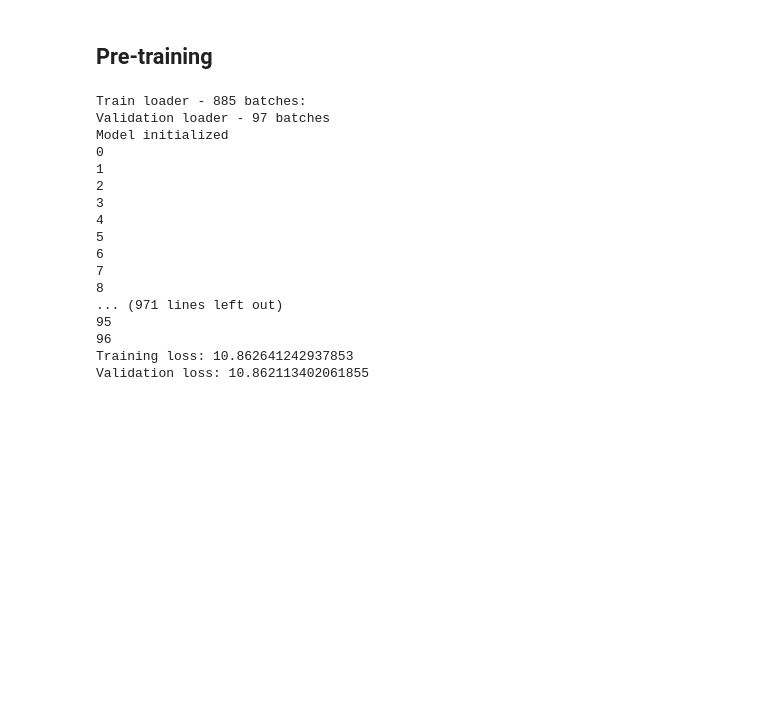
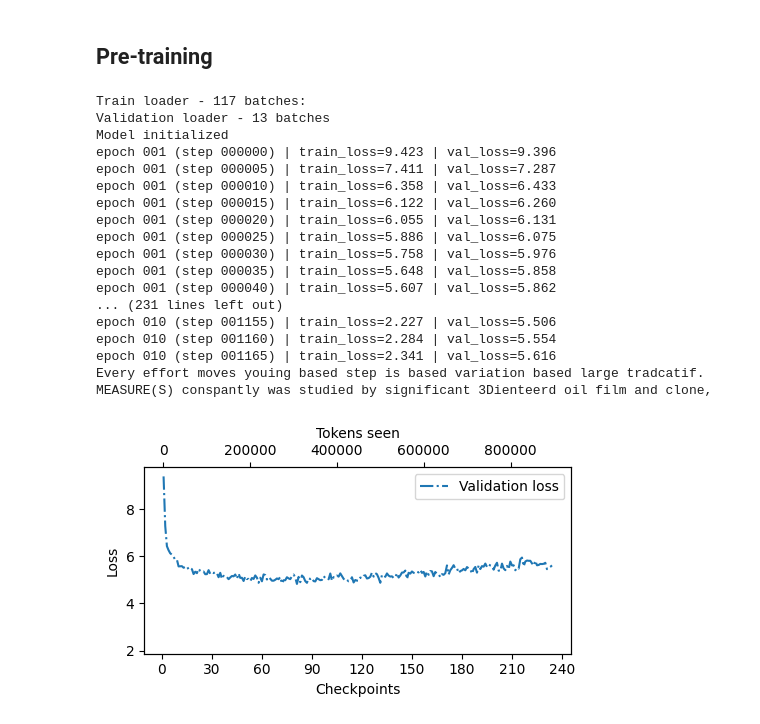
Before and after one commit to Petuuu/PetuGPT, a Jupyter notebook: full.ipynb, the cells around one changed output. Saved outputs shown, nothing was run; the diff lists cells and outputs as text; code cells hidden in the pictures; blank space fills up the shorter version.

```diff
--- a/full.ipynb
+++ b/full.ipynb
@@ -359,6 +382,6 @@ class BPETokenizer:
 # %%
 if __name__ == "__main__":
-    tokenizeri = BPETokenizer(new_vocab=True)
+    tokenizeri = BPETokenizer()
 
     print(
         tokenizeri.tokenize(
@@ -713,11 +736,14 @@ class GPTModel(nn.Module):
         top_k=None,
         eos_id=0,
     ):
+        if idx.dim() == 1:
+            idx = idx.unsqueeze(0)
+
         res = []
         for t in idx:
-            for i in range(t[0].shape[0], 0, -1):
-                if t[0, i - 1] != 0:
-                    res.append(t[:, :i])
+            for i in range(t.shape[0], 0, -1):
+                if t[i - 1] != 0:
+                    res.append(t[:i].unsqueeze(0))
                     break
 
         for b in range(len(res)):
@@ -750,7 +776,7 @@ class GPTModel(nn.Module):
 # %%
 if __name__ == "__main__":
     tokenizer = BPETokenizer()
-    encoded = tokenizer.encode("Hello, I am").unsqueeze(0).unsqueeze(0)
+    encoded = tokenizer.encode("Hello, I am").unsqueeze(0)
     print("Encoded:", encoded)
 
     model = GPTModel()
@@ -789,7 +815,6 @@ def calc_loss_loader(data_loader, model, device=DEVICE, num_batches=None):
         num_batches = min(num_batches, len(data_loader))
 
     for i, (input_batch, target_batch) in enumerate(data_loader):
-        print(i)
         if i < num_batches:
             loss = calc_loss_batch(input_batch, target_batch, model, device)
             total_loss += loss.item()
@@ -799,7 +824,7 @@ def calc_loss_loader(data_loader, model, device=DEVICE, num_batches=None):
     return total_loss / num_batches
 
 
-def evaluate_model(model, train_loader, val_loader, eval_iter, device=C.DEVICE):
+def evaluate_model(model, train_loader, val_loader, eval_iter, device=DEVICE):
     model.eval()
     with torch.no_grad():
         train_loss = calc_loss_loader(
@@ -810,12 +835,12 @@ def evaluate_model(model, train_loader, val_loader, eval_iter, device=C.DEVICE):
     return train_loss, val_loss
 
 
-def generate_and_print_sample(model, tokenizer, start_context, device):
+def generate_and_print_sample(model, tokenizer, start_context, device, temp, top_k):
     model.eval()
     context_size = model.pos_emb.weight.shape[0]
     encoded = tokenizer.encode(start_context).to(device)
     with torch.no_grad():
-        token_ids = model.generate(encoded, 50, context_size)
+        token_ids = model.generate(encoded, 50, context_size, temp, top_k)
     decoded = tokenizer.decode(token_ids)
     print(decoded.replace("\n", " "))
     model.train()
@@ -832,6 +857,8 @@ def train_model(
     eval_iter,
     start_context,
     device=DEVICE,
+    temp=4,
+    top_k=10,
 ):
     train_losses, val_losses, track_tokens_seen = [], [], []
     tokens_seen, global_step = 0, -1
@@ -854,23 +881,26 @@ def train_model(
                 val_losses.append(val_loss)
                 track_tokens_seen.append(tokens_seen)
                 print(
-                    f"{f'epoch {epoch + 1:03d} (step {global_step:06d})':<28} | "
-                    f"{f'train_loss={train_loss:.3f}':<18} | "
-                    f"{f'val_loss={val_loss:.3f}':<18}"
+                    f"{f'epoch {epoch + 1:03d} (step {global_step:06d})':<21} | "
+                    f"{f'train_loss={train_loss:.3f}':<16} | "
+                    f"val_loss={val_loss:.3f}"
                 )
 
-        generate_and_print_sample(model, tokenizer, start_context, device)
+        generate_and_print_sample(model, tokenizer, start_context, device, temp, top_k),
 
     return train_losses, val_losses, track_tokens_seen
 
 
 def plot_losses(epochs, train_losses, val_losses, tokens_seen):
+    if isinstance(epochs, int) or len(epochs) != len(val_losses):
+        epochs = list(range(1, len(val_losses) + 1))
+
     fig, ax1 = plt.subplots(figsize=(5, 3))
     ax1.plot(epochs, val_losses, linestyle="-.", label="Validation loss")
-    ax1.set_xlabel("Epochs")
+    ax1.set_xlabel("Checkpoints")
     ax1.set_ylabel("Loss")
     ax1.legend(loc="upper right")
-    ax1.xaxis.set_major_locator(MaxNLocator)
+    ax1.xaxis.set_major_locator(MaxNLocator())
     ax2 = ax1.twiny()
     ax2.plot(tokens_seen, train_losses, alpha=0)
     ax2.set_xlabel("Tokens seen")
@@ -885,53 +915,54 @@ if __name__ == "__main__":
 
     train_data, val_data = full[:split_idx], full[split_idx:]
     train_loader = create_dataloader(
-        train_data, tokenizer=tokenizer, batch_size=4, num_workers=4
+        train_data, tokenizer=tokenizer, batch_size=3, num_workers=2
     )
     val_loader = create_dataloader(
-        val_data, tokenizer=tokenizer, batch_size=4, num_workers=4
+        val_data, tokenizer=tokenizer, batch_size=3, num_workers=2
     )
     print(f"Train loader - {len(train_loader)} batches:")
     print(f"Validation loader - {len(val_loader)} batches")
 
     model = GPTModel()
     model.to(DEVICE)
     optimizer = torch.optim.AdamW(model.parameters(), lr=0.0004, weight_decay=0.1)
-    num_epochs = 0.1
+    num_epochs = 10
     plot_losses(
-        train_model(
+        num_epochs, *train_model(
             model=model,
             tokenizer=tokenizer,
             train_loader=train_loader,
             val_loader=val_loader,
             optimizer=optimizer,
             num_epochs=num_epochs,
             eval_freq=5,
             eval_iter=5,
             start_context="Every effort moves you",
         )
     )
     torch.save(
         {
             "model_state_dict": model.state_dict(),
             "optimizer_state_dict": optimizer.state_dict(),
         },
         MODEL_FILE,
     )
 # %% [output]
-Train loader - 885 batches:
-Validation loader - 97 batches
+Train loader - 117 batches:
+Validation loader - 13 batches
 Model initialized
-0
-1
-2
-3
-4
-5
-6
-7
-8
-... (971 lines left out)
-95
-96
-Training loss: 10.862641242937853
-Validation loss: 10.862113402061855
+epoch 001 (step 000000) | train_loss=9.423 | val_loss=9.396
+epoch 001 (step 000005) | train_loss=7.411 | val_loss=7.287
+epoch 001 (step 000010) | train_loss=6.358 | val_loss=6.433
+epoch 001 (step 000015) | train_loss=6.122 | val_loss=6.260
+epoch 001 (step 000020) | train_loss=6.055 | val_loss=6.131
+epoch 001 (step 000025) | train_loss=5.886 | val_loss=6.075
+epoch 001 (step 000030) | train_loss=5.758 | val_loss=5.976
+epoch 001 (step 000035) | train_loss=5.648 | val_loss=5.858
+epoch 001 (step 000040) | train_loss=5.607 | val_loss=5.862
+... (231 lines left out)
+epoch 010 (step 001155) | train_loss=2.227 | val_loss=5.506
+epoch 010 (step 001160) | train_loss=2.284 | val_loss=5.554
+epoch 010 (step 001165) | train_loss=2.341 | val_loss=5.616
+Every effort moves youing based step is based variation based large tradcatif.   MEASURE(S) conspantly was studied by significant 3Dienteerd oil film and clone,
+[figure, added]
```
Also changed, not shown: parts of 8 cells of this notebook.
